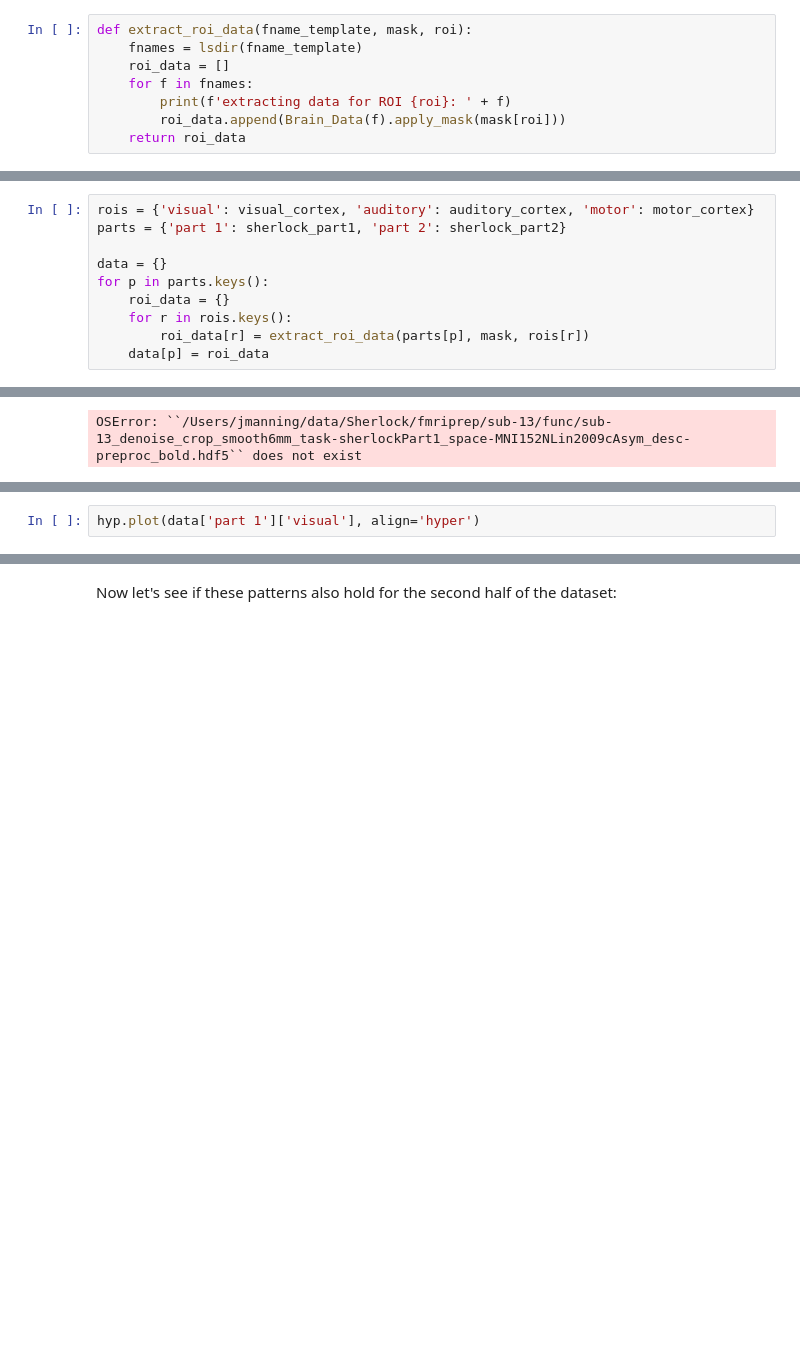
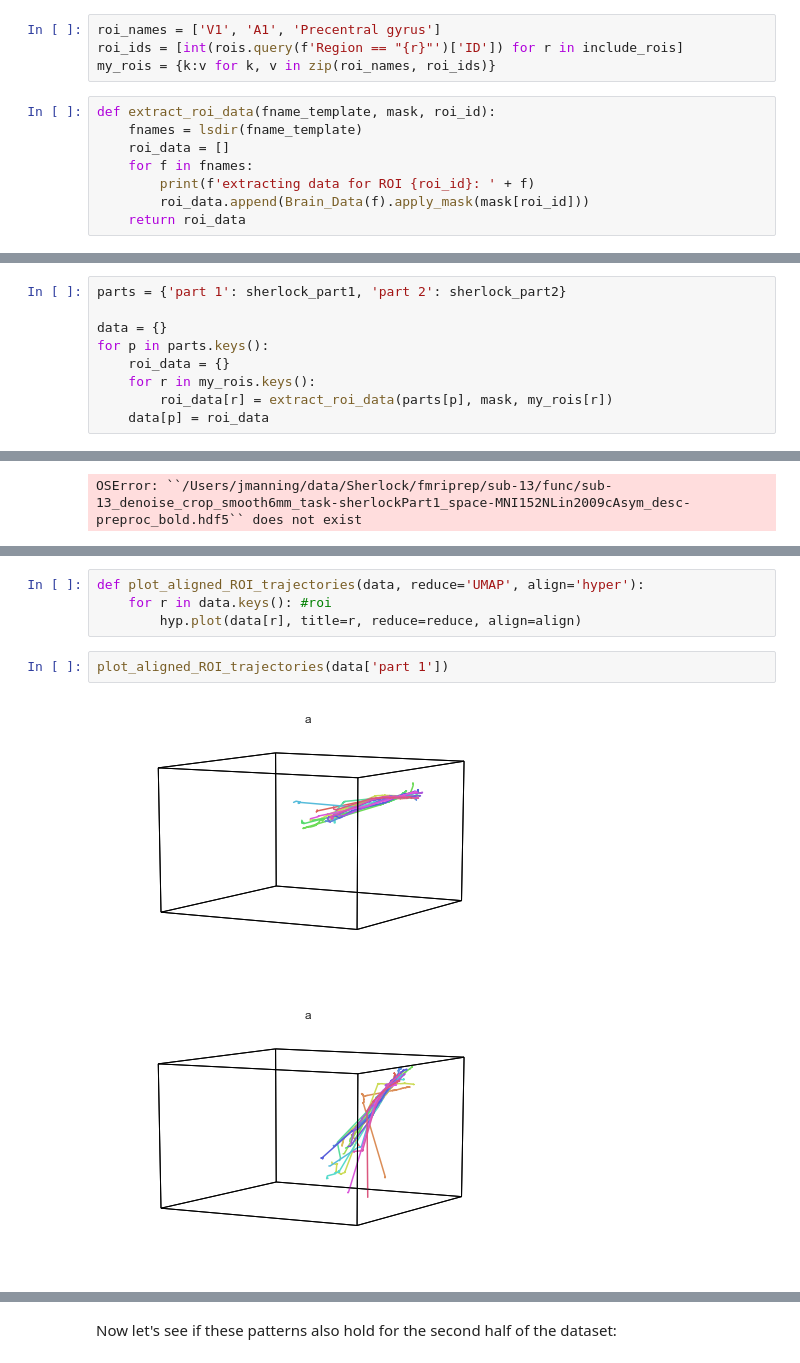
Before and after one commit to naturalistic-data-analysis/tutorial_development, a Jupyter notebook: hypertools/hypertools.ipynb, the cells around one changed output, grey strips where cells are left out. Drawn from its saved outputs; the diff is of its cells as text; blank space fills up the shorter version.

```diff
--- a/hypertools/hypertools.ipynb
+++ b/hypertools/hypertools.ipynb
@@ -103,24 +86,27 @@ threshold is ignored for simple axial plots
+# %%
+roi_names = ['V1', 'A1', 'Precentral gyrus']
+roi_ids = [int(rois.query(f'Region == "{r}"')['ID']) for r in include_rois]
+my_rois = {k:v for k, v in zip(roi_names, roi_ids)}
 # %%
-def extract_roi_data(fname_template, mask, roi):
+def extract_roi_data(fname_template, mask, roi_id):
     fnames = lsdir(fname_template)
     roi_data = []
     for f in fnames:
-        print(f'extracting data for ROI {roi}: ' + f)
-        roi_data.append(Brain_Data(f).apply_mask(mask[roi]))
+        print(f'extracting data for ROI {roi_id}: ' + f)
+        roi_data.append(Brain_Data(f).apply_mask(mask[roi_id]))
     return roi_data
 # %%
 # define filename templates
 sherlock_part1 = os.path.join(datadir, 'Sherlock', 'fmriprep', '*', 'func', '*crop*Part1*hdf5')
 sherlock_part2 = os.path.join(datadir, 'Sherlock', 'fmriprep', '*', 'func', '*crop*Part2*hdf5')
 # %%
-rois = {'visual': visual_cortex, 'auditory': auditory_cortex, 'motor': motor_cortex}
 parts = {'part 1': sherlock_part1, 'part 2': sherlock_part2}
 
 data = {}
 for p in parts.keys():
     roi_data = {}
-    for r in rois.keys():
-        roi_data[r] = extract_roi_data(parts[p], mask, rois[r])
+    for r in my_rois.keys():
+        roi_data[r] = extract_roi_data(parts[p], mask, my_rois[r])
     data[p] = roi_data
 # %% [output]
 extracting data for ROI 4: /Users/jmanning/data/Sherlock/fmriprep/sub-13/func/sub-13_denoise_crop_smooth6mm_task-sherlockPart1_space-MNI152NLin2009cAsym_desc-preproc_bold.hdf5
@@ -136,2 +122,9 @@ We can test this intuition qualitatively by projecting the ROI data from visual,
+# %%
+def plot_aligned_ROI_trajectories(data, reduce='UMAP', align='hyper'):
+    for r in data.keys(): #roi
+        hyp.plot(data[r], title=r, reduce=reduce, align=align)
 # %%
-hyp.plot(data['part 1']['visual'], align='hyper')
+plot_aligned_ROI_trajectories(data['part 1'])
+# %% [output]
+[figure, added]
+[figure, added]
```
Also changed, not shown: parts of 31 cells of this notebook.
